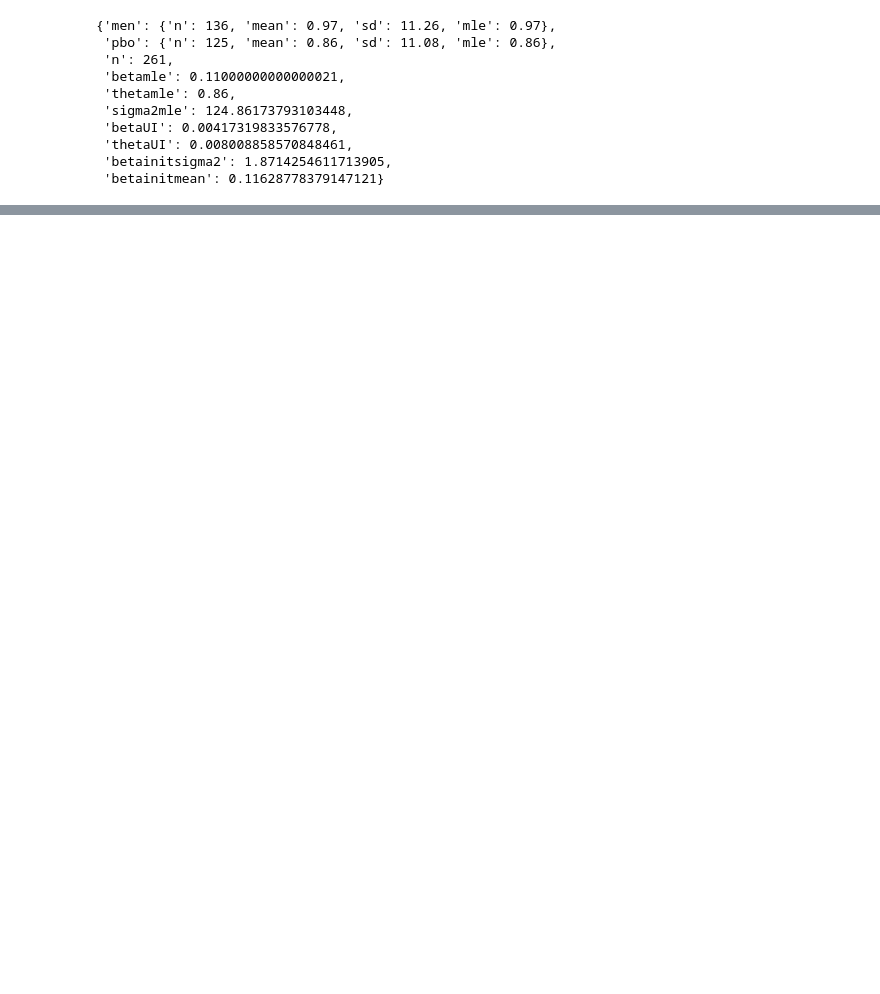
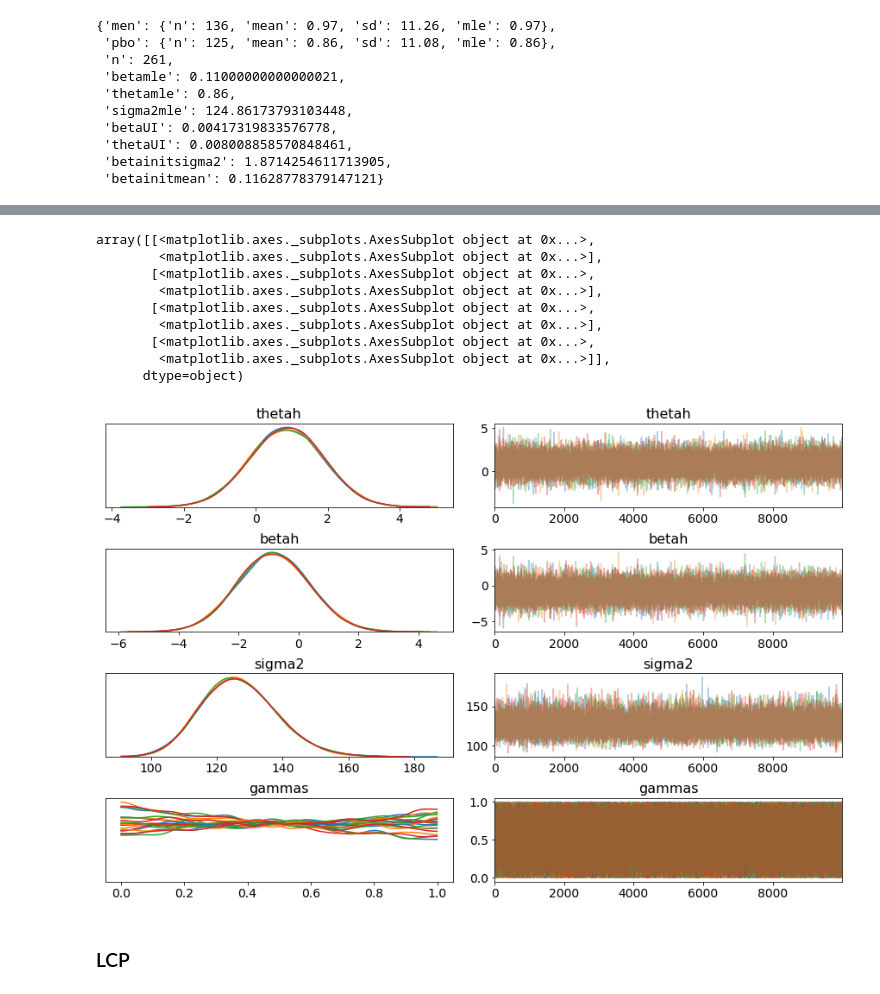
Before and after one commit to JINhuaqing/UIP, a Jupyter notebook: RealData/RealData_AD.ipynb, the cells around one changed output, grey strips where cells are left out. Saved outputs shown, nothing was run; the diff lists cells and outputs as text; code cells hidden in the pictures; blank space fills up the shorter version.

```diff
--- a/RealData/RealData_AD.ipynb
+++ b/RealData/RealData_AD.ipynb
@@ -485,0 +507,38 @@ ESS(MEM12, [LU, MEM01, MEM02, MEM10, MRZ], [0.357, 0.159, 0.073, 0.256, 0.155],
+# %%
+def getNewMPPcon(D, Ds):
+    nD = len(Ds)
+    n = D.n
+    n1 = D.men.n
+    n2 = D.pbo.n
+
+    sumMens = [Dh.men.n*Dh.men.mean for Dh in Ds]
+    nMens = [Dh.men.n for Dh in Ds]
+    sigma2MLEs = [Dh.sigma2mle for Dh in Ds]
+
+    MPPm = pm.Model()
+    def loglike(mlem1, mlem2, mlev1, mlev2):
+        return -n/2 * np.log(sigma2) - (n1*mlev1+ n1*(mlem1-thetah-betah)**2 \
+                                        + n2*mlev2+ n2*(mlem2-thetah)**2)/2/sigma2
+    with MPPm:
+        sigma2 = pm.InverseGamma("sigma2", alpha=0.01, beta=0.01)
+        gammas = pm.Uniform("gammas", lower=0, upper=1, shape=nD)
+        thetah = pm.Normal("thetah", mu=0, sigma=10)
+
+        betanNum = 0
+        sigma2betan_inv = 0
+        for i in range(nD):
+            betanNum += gammas[i]*(sumMens[i]-thetah*nMens[i])/sigma2MLEs[i]
+            sigma2betan_inv += gammas[i]*nMens[i]/sigma2MLEs[i]
+
+        sigma2betan = 1/sigma2betan_inv
+        betan = betanNum/sigma2betan_inv
+
+        betah = pm.Normal("betah", mu=betan, sigma=np.sqrt(sigma2betan))
+        pm.DensityDist("Distdensity", loglike, observed={"mlem1":[D.men.mle], "mlev1":[D.men.sd**2],
+                                                         "mlem2":[D.pbo.mle], "mlev2":[D.pbo.sd**2]})
+    return MPPm
+# %%
+NewModelMPP = getNewMPPcon(MEM12, [LU, MRZ, MEM01, MEM02, MEM10])
+with NewModelMPP:
+    step = pm.Metropolis()
+    trace_new_MPPfull = pm.sample(10000, tune=20000)
@@ -485,0 +575,15 @@ ESS(MEM12, [LU, MEM01, MEM02, MEM10, MRZ], [0.357, 0.159, 0.073, 0.256, 0.155],
+# %%
+_ = pm.traceplot(trace_new_MPPfull)
+# %% [output]
+array([[<matplotlib.axes._subplots.AxesSubplot object at 0x...>,
+        <matplotlib.axes._subplots.AxesSubplot object at 0x...>],
+       [<matplotlib.axes._subplots.AxesSubplot object at 0x...>,
+        <matplotlib.axes._subplots.AxesSubplot object at 0x...>],
+       [<matplotlib.axes._subplots.AxesSubplot object at 0x...>,
+        <matplotlib.axes._subplots.AxesSubplot object at 0x...>],
+       [<matplotlib.axes._subplots.AxesSubplot object at 0x...>,
+        <matplotlib.axes._subplots.AxesSubplot object at 0x...>]],
+      dtype=object)
+[figure, added]
+# %% [markdown]
+### LCP
```
Also changed, not shown: parts of 50 cells of this notebook, 17 other files.
